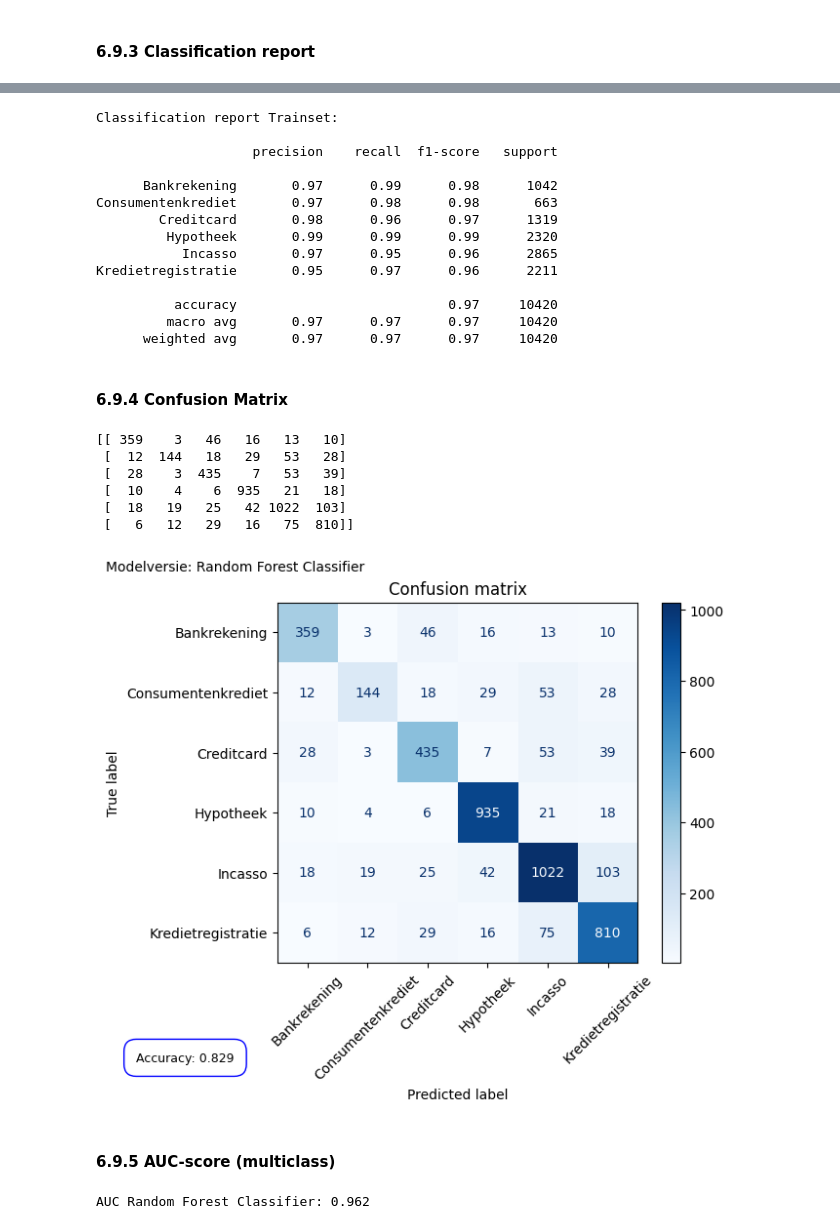
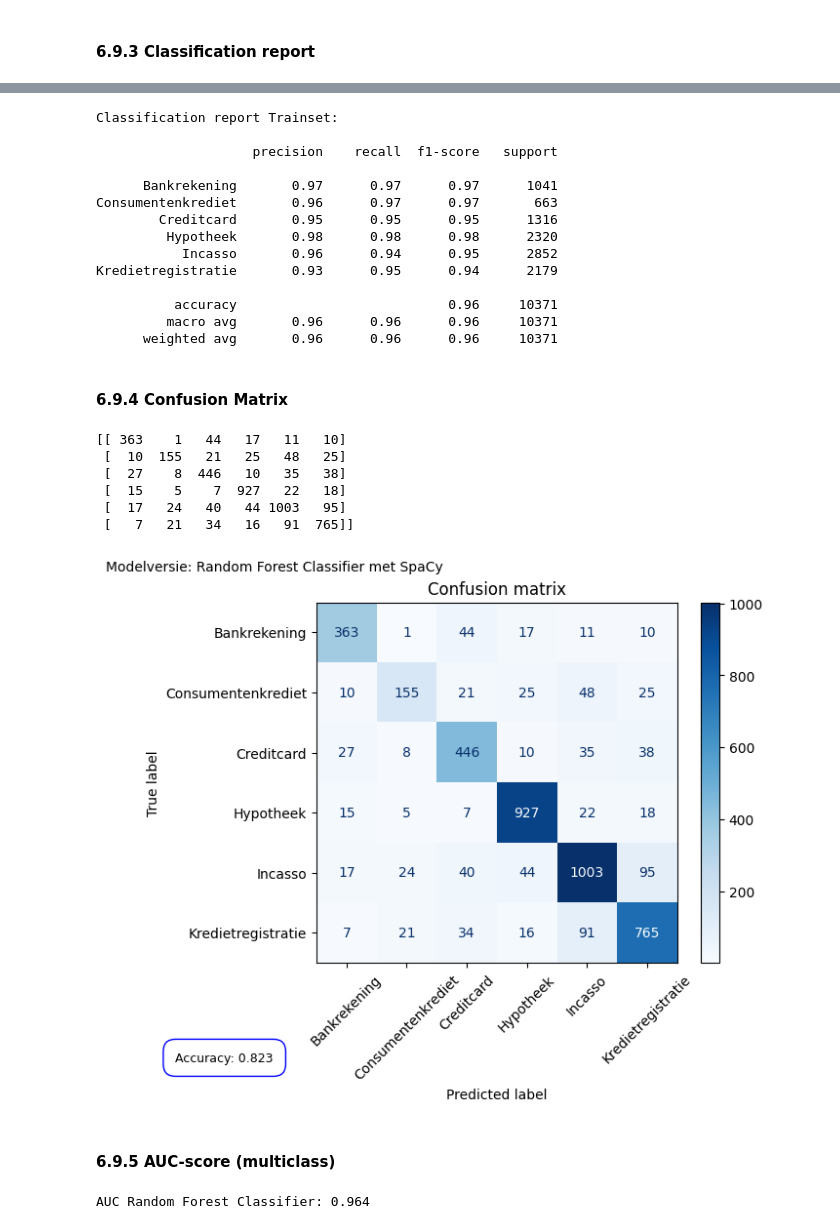
Before and after one commit to OdessaA/dataproject_1, a Jupyter notebook: 06_RandomForestClassifier.ipynb, the cells around one changed output, grey strips where cells are left out. Saved outputs shown, nothing was run; the diff lists cells and outputs as text; code cells hidden in the pictures.

Commit message:
met spacy

```diff
--- a/06_RandomForestClassifier.ipynb
+++ b/06_RandomForestClassifier.ipynb
@@ -49,7 +49,7 @@ results = []
 # Alle tokens verzamelen
 all_tokens = []
 for text in X_train:
-    all_tokens.extend(my_tokenizer(text))
+    all_tokens.extend(spacy_tokenizer(text))
 
 freq = Counter(all_tokens)
 
@@ -59,8 +59,8 @@ for size in vocab_sizes:
     top_words_size = [w.lower() for w, c in freq.most_common(size)]
 
     tfidf_tmp = TfidfVectorizer(
-        preprocessor=my_preprocessor,
-        tokenizer=my_tokenizer,
+        preprocessor=spacy_preprocessor,
+        tokenizer=spacy_tokenizer,
         token_pattern=None,
         analyzer="word",
         vocabulary=top_words_size,
@@ -131,8 +129,8 @@ Aantal woorden in beste vocab: 3000
 ### 6.6 Definitieve TF-IDF + Random Forest Pipeline
 # %%
 tfidf_final = TfidfVectorizer(
-    preprocessor=my_preprocessor,
-    tokenizer=my_tokenizer,
+    preprocessor=spacy_preprocessor,
+    tokenizer=spacy_tokenizer,
     token_pattern=None,
     analyzer="word",
     vocabulary=best_top_words,
@@ -246,45 +244,45 @@ Classification report Trainset:
 
                     precision    recall  f1-score   support
 
-      Bankrekening       0.97      0.99      0.98      1042
-Consumentenkrediet       0.97      0.98      0.98       663
-        Creditcard       0.98      0.96      0.97      1319
-         Hypotheek       0.99      0.99      0.99      2320
-           Incasso       0.97      0.95      0.96      2865
-Kredietregistratie       0.95      0.97      0.96      2211
+      Bankrekening       0.97      0.97      0.97      1041
+Consumentenkrediet       0.96      0.97      0.97       663
+        Creditcard       0.95      0.95      0.95      1316
+         Hypotheek       0.98      0.98      0.98      2320
+           Incasso       0.96      0.94      0.95      2852
+Kredietregistratie       0.93      0.95      0.94      2179
 
-          accuracy                           0.97     10420
-         macro avg       0.97      0.97      0.97     10420
-      weighted avg       0.97      0.97      0.97     10420
+          accuracy                           0.96     10371
+         macro avg       0.96      0.96      0.96     10371
+      weighted avg       0.96      0.96      0.96     10371
 # %% [markdown]
 #### 6.9.4 Confusion Matrix
 # %%
 cm = confusion_matrix(y_test, y_pred_test)
 print(cm)
 
 disp = ConfusionMatrixDisplay.from_predictions(
     y_test,
     y_pred_test,
     cmap='Blues'
 )
 plt.xticks(rotation=45)
 plt.title('Confusion matrix')
-plt.suptitle("Modelversie: Random Forest Classifier", fontsize=10, x=0.1, y=0.97) # ! naam aanpassen per modelversie
+plt.suptitle("Modelversie: Random Forest Classifier met SpaCy", fontsize=10, x=0.1, y=0.97) # ! naam aanpassen per modelversie
 plt.figtext(0.02, -0.1, f"Accuracy: {test_accuracy:.3f}", ha='center', fontsize=9, color='black', bbox=dict(facecolor='none', edgecolor='blue', boxstyle='round,pad=1'))
-plt.savefig("afbeeldingen/confusion_matrix_random_forest.png", dpi=300, bbox_inches='tight') # ! naam aanpassen per modelversie
+plt.savefig("afbeeldingen/confusion_matrix_spacy_random_forest.png", dpi=300, bbox_inches='tight') # ! naam aanpassen per modelversie
 plt.show()
 # %% [output]
-[[ 359    3   46   16   13   10]
- [  12  144   18   29   53   28]
- [  28    3  435    7   53   39]
- [  10    4    6  935   21   18]
- [  18   19   25   42 1022  103]
- [   6   12   29   16   75  810]]
+[[ 363    1   44   17   11   10]
+ [  10  155   21   25   48   25]
+ [  27    8  446   10   35   38]
+ [  15    5    7  927   22   18]
+ [  17   24   40   44 1003   95]
+ [   7   21   34   16   91  765]]
-[figure, old version]
+[figure, new version]
 # %% [markdown]
 #### 6.9.5 AUC-score (multiclass)
 # %%
 auc_rf = roc_auc_score(y_test, y_proba_test, multi_class='ovr')
 print(f"AUC Random Forest Classifier: {auc_rf:.3f}")
 # %% [output]
-AUC Random Forest Classifier: 0.962
+AUC Random Forest Classifier: 0.964
```
Also changed, not shown: parts of 8 cells of this notebook, 1 other file.
